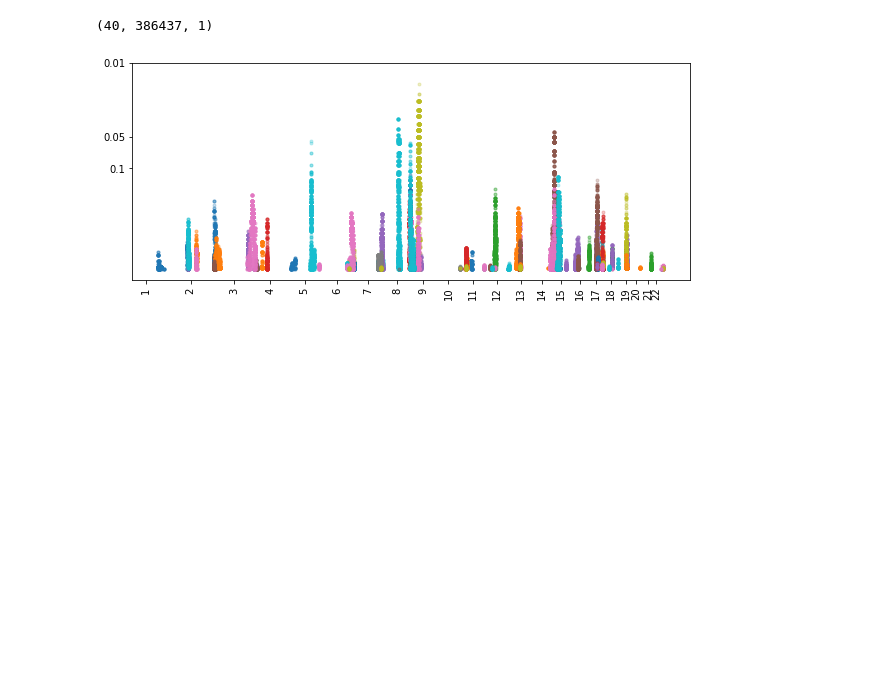
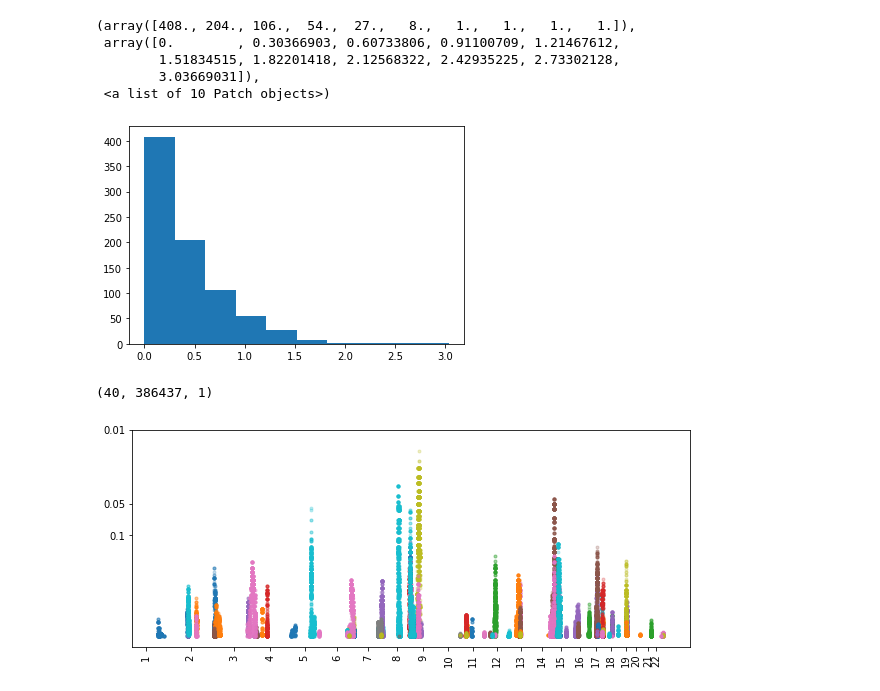
Before and after one commit to kpaskov/SibpairLinkage, a Jupyter notebook: analysis/Manhattan.ipynb, the cells around one changed output. Saved outputs shown, nothing was run; the diff lists cells and outputs as text; code cells hidden in the pictures; blank space fills up the shorter version.

```diff
--- a/analysis/Manhattan.ipynb
+++ b/analysis/Manhattan.ipynb
@@ -18,3 +39,12 @@ print(intervals.shape, chroms.shape)
+# %%
+plt.hist(-np.log10(np.load('../permutation_tests/binombaseline.spark.cytoband.npy')))
+# %% [output]
+(array([408., 204., 106.,  54.,  27.,   8.,   1.,   1.,   1.,   1.]),
+ array([0.        , 0.30366903, 0.60733806, 0.91100709, 1.21467612,
+        1.51834515, 1.82201418, 2.12568322, 2.42935225, 2.73302128,
+        3.03669031]),
+ <a list of 10 Patch objects>)
+[figure, added]
 # %%
 chrom_lengths38 = {
 	'1': 248956422,
```
Also changed, not shown: parts of 8 cells of this notebook, 4 other files.
